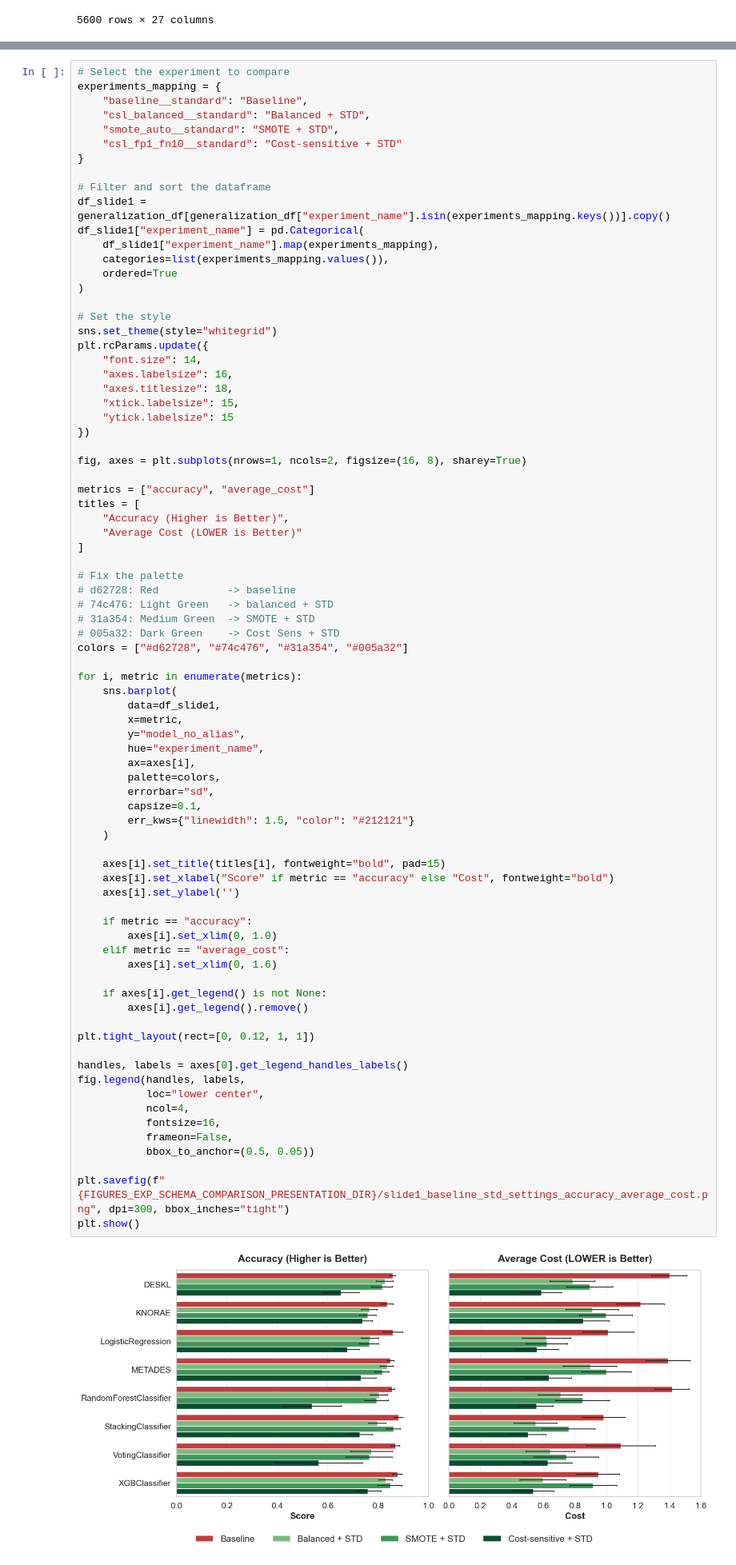
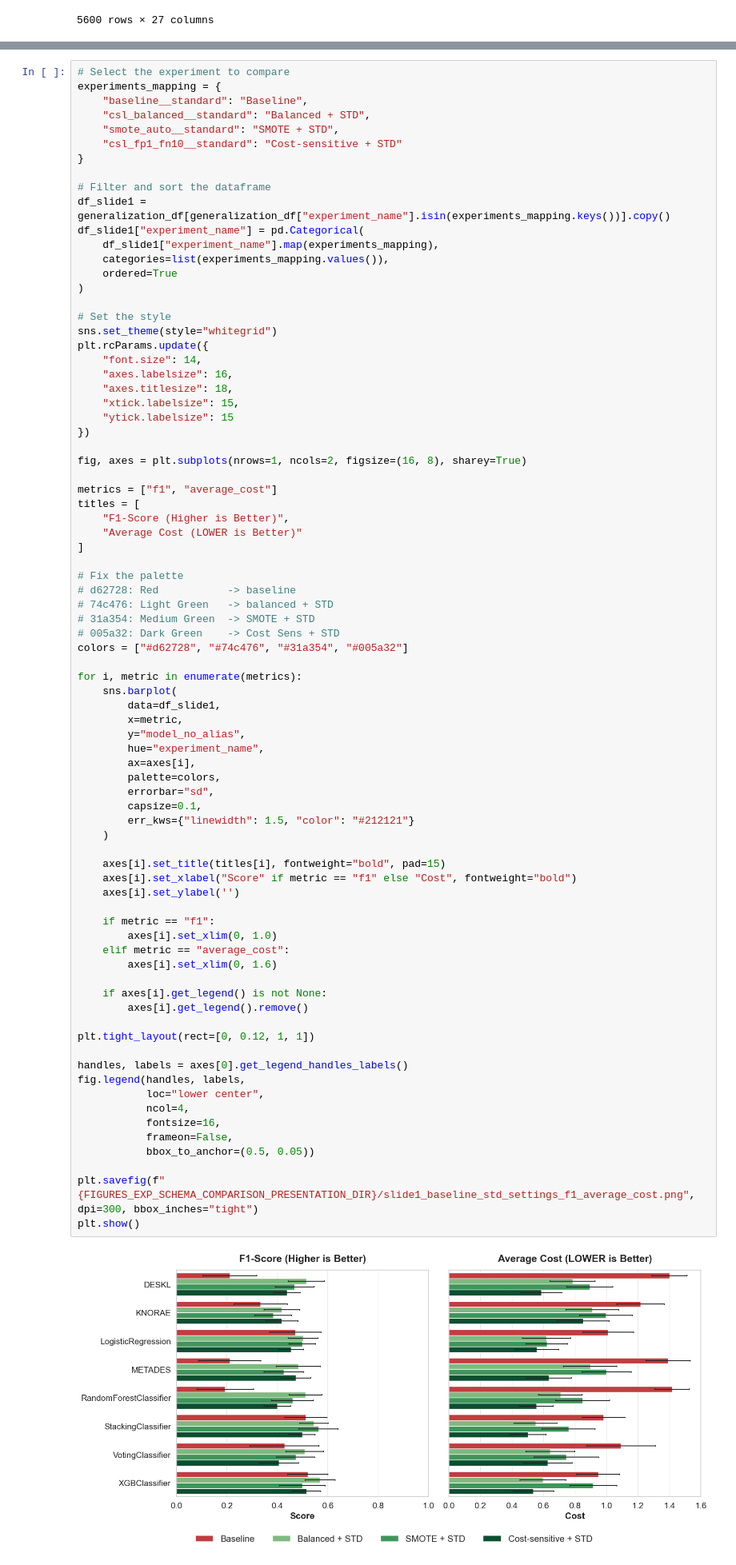
Before and after one commit to LeonardoSaccotelli/Cost-Sensitive-Learning-For-Myocardial-Infarction-Mortality-Prediction, a Jupyter notebook: notebooks/5.3-ls-EV-experimental_schemas_comparison_presentation.ipynb, the cells around one changed output, grey strips where cells are left out. Shown at 80% size. Cells and saved outputs as stored; diff of their text form.

```diff
--- a/notebooks/5.3-ls-EV-experimental_schemas_comparison_presentation.ipynb
+++ b/notebooks/5.3-ls-EV-experimental_schemas_comparison_presentation.ipynb
@@ -196,9 +196,9 @@ plt.rcParams.update({
 
 fig, axes = plt.subplots(nrows=1, ncols=2, figsize=(16, 8), sharey=True)
 
-metrics = ["accuracy", "average_cost"]
+metrics = ["f1", "average_cost"]
 titles = [
-    "Accuracy (Higher is Better)",
+    "F1-Score (Higher is Better)",
     "Average Cost (LOWER is Better)"
 ]
 
@@ -217,37 +217,37 @@ for i, metric in enumerate(metrics):
         hue="experiment_name",
         ax=axes[i],
         palette=colors,
         errorbar="sd",
         capsize=0.1,
         err_kws={"linewidth": 1.5, "color": "#212121"}
     )
 
     axes[i].set_title(titles[i], fontweight="bold", pad=15)
-    axes[i].set_xlabel("Score" if metric == "accuracy" else "Cost", fontweight="bold")
+    axes[i].set_xlabel("Score" if metric == "f1" else "Cost", fontweight="bold")
     axes[i].set_ylabel('')
 
-    if metric == "accuracy":
+    if metric == "f1":
         axes[i].set_xlim(0, 1.0)
     elif metric == "average_cost":
         axes[i].set_xlim(0, 1.6)
 
     if axes[i].get_legend() is not None:
         axes[i].get_legend().remove()
 
 plt.tight_layout(rect=[0, 0.12, 1, 1])
 
 handles, labels = axes[0].get_legend_handles_labels()
 fig.legend(handles, labels,
            loc="lower center",
            ncol=4,
            fontsize=16,
            frameon=False,
            bbox_to_anchor=(0.5, 0.05))
 
-plt.savefig(f"{FIGURES_EXP_SCHEMA_COMPARISON_PRESENTATION_DIR}/slide1_baseline_std_settings_accuracy_average_cost.png", dpi=300, bbox_inches="tight")
+plt.savefig(f"{FIGURES_EXP_SCHEMA_COMPARISON_PRESENTATION_DIR}/slide1_baseline_std_settings_f1_average_cost.png", dpi=300, bbox_inches="tight")
 plt.show()
 # %% [output]
-[figure, old version]
+[figure, new version]
 # %%
 # Select the experiment to compare
 experiments_mapping = {
```
Also changed, not shown: parts of 29 cells of this notebook.
